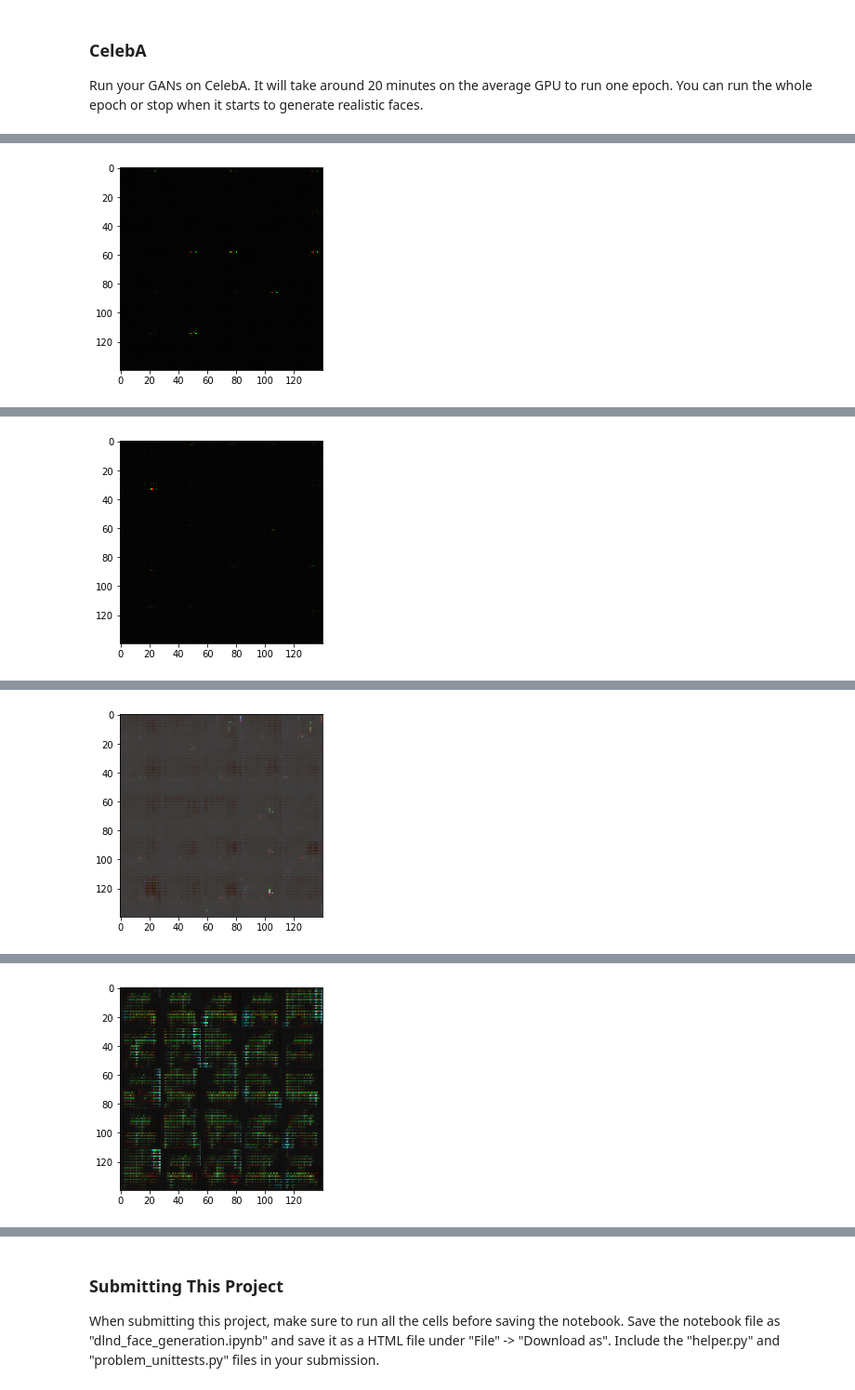
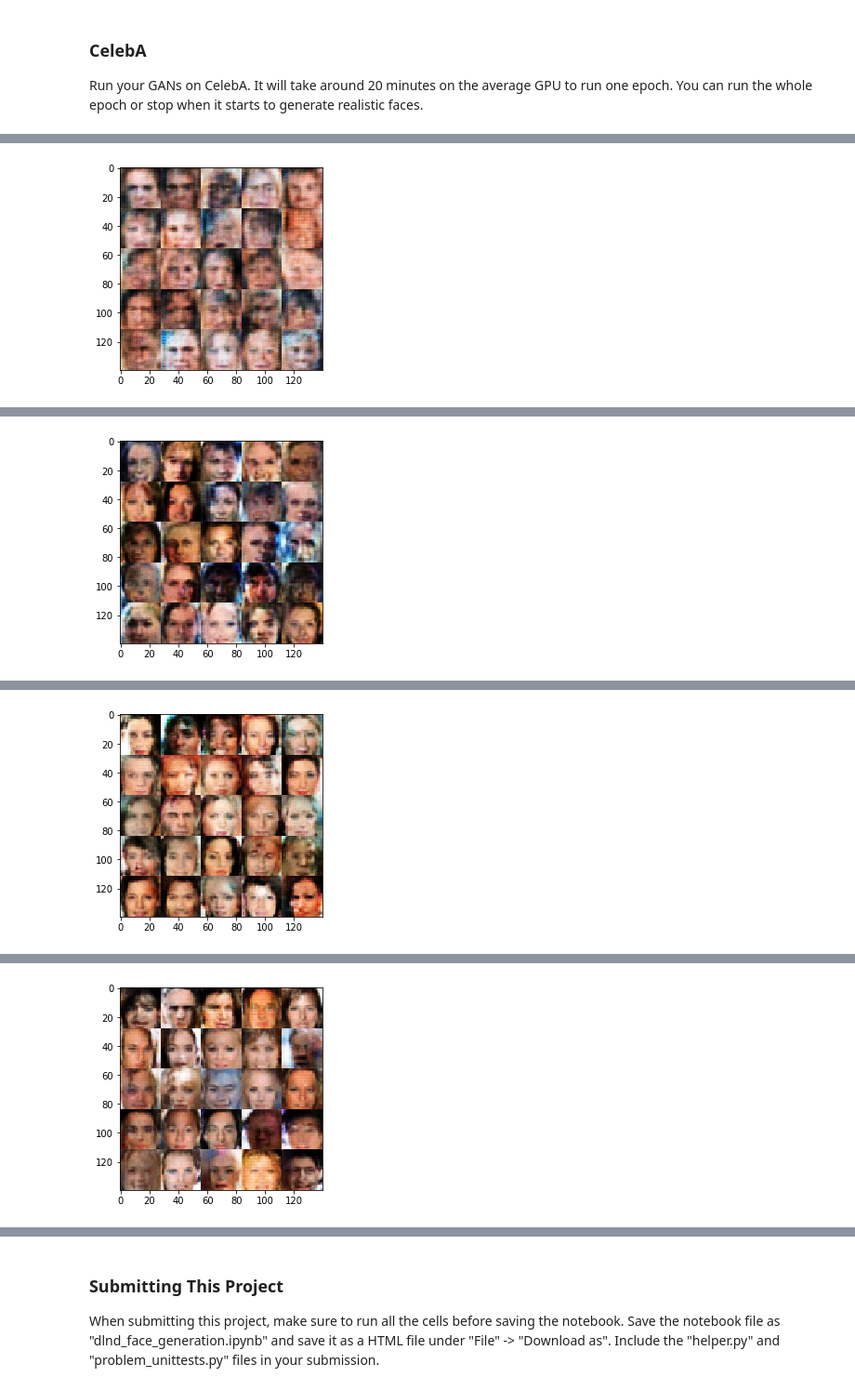
Before and after one commit to bratnick/Face-Generation-using-DCGANs, a Jupyter notebook: dlnd_face_generation.ipynb, the cells around one changed output, grey strips where cells are left out. Shown at 93% size. Drawn from its saved outputs; the diff is of its cells as text; code cells hidden in the pictures.

```diff
--- a/dlnd_face_generation.ipynb
+++ b/dlnd_face_generation.ipynb
@@ -141,10 +134,13 @@ def discriminator(images, reuse=False, alpha=0.01):
         x2 = tf.layers.batch_normalization(x2, training = True)
         x2 = tf.maximum(alpha*x2, x2)
 
-        x3 = tf.reshape(x2, shape=(-1, 7*7*128))
-        x3 = tf.layers.dense(x3, 7*7*128)
+        x3 = tf.layers.conv2d(x2, 256, kernel_size = 3, strides=(2, 2), padding='same')
+        x3 = tf.layers.batch_normalization(x3, training = True)
+        x3 = tf.maximum(alpha*x3, x3)
 
-        logits = tf.layers.dense(x3, 1)
+        x4 = tf.reshape(x3, shape=(-1, 4*4*256))
+        x4 = tf.layers.dense(x4, 1)
+        logits = tf.layers.dense(x4, 1)
         output = tf.nn.sigmoid(logits)
 
     return output, logits
@@ -159,17 +155,24 @@ Implement `generator` to generate an image using `z`. This function should be ab
 def generator(z, out_channel_dim, is_train=True, alpha = 0.01):
     reuse = not is_train
     with tf.variable_scope("generator", reuse=reuse):
-        x0 = tf.layers.dense(z, 7*7*128)
-        x0 = tf.reshape(x0, shape=(-1, 7, 7, 128))
+        x0 = tf.layers.dense(z, 7*7*512)
 
-        x1 = tf.layers.conv2d_transpose(x0, 64, kernel_size = 3, strides=(2, 2), padding='same')
+        x0 = tf.reshape(x0, shape=(-1, 7, 7, 512))
+        x0 = tf.layers.batch_normalization(x0)
+        x0 = tf.maximum(alpha*x0, x0)
+
+        x1 = tf.layers.conv2d_transpose(x0, 256, kernel_size = 3, strides=(2, 2), padding='same')
         x1 = tf.layers.batch_normalization(x1)
         x1 = tf.maximum(alpha*x1, x1)
 
-        x2 = tf.layers.conv2d_transpose(x1, out_channel_dim, kernel_size = 3, strides=(2, 2), padding='same')
+        x2 = tf.layers.conv2d_transpose(x1, 128, kernel_size = 3, strides=(2, 2), padding='same')
+        x2 = tf.layers.batch_normalization(x2)
         x2 = tf.maximum(alpha*x2, x2)
 
-    return x2
+        x3 = tf.layers.conv2d_transpose(x2, out_channel_dim, kernel_size = 3, strides=(1, 1), padding='same')
+        x3 = tf.tanh(x3)
+
+    return x3
 
 tests.test_generator(generator, tf)
 # %% [output]
@@ -207,10 +210,8 @@ def model_opt(d_loss, g_loss, learning_rate, beta1):
     g_vars = [var for var in t_vars if var.name.startswith('generator')]
     # Optimize
     with tf.control_dependencies(tf.get_collection(tf.GraphKeys.UPDATE_OPS)):
-#         d_train_opt = tf.train.AdamOptimizer(learning_rate, beta1=beta1).minimize(d_loss, var_list=d_vars)
-#         g_train_opt = tf.train.AdamOptimizer(learning_rate, beta1=beta1).minimize(g_loss, var_list=g_vars)
-        d_train_opt = tf.train.AdamOptimizer().minimize(d_loss, var_list=d_vars)
-        g_train_opt = tf.train.AdamOptimizer().minimize(g_loss, var_list=g_vars)
+        d_train_opt = tf.train.AdamOptimizer(learning_rate, beta1=beta1).minimize(d_loss, var_list=d_vars)
+        g_train_opt = tf.train.AdamOptimizer(learning_rate, beta1=beta1).minimize(g_loss, var_list=g_vars)
     return d_train_opt, g_train_opt
 
 tests.test_model_opt(model_opt, tf)
@@ -380,9 +351,9 @@ Epoch 2/10... Batch 600... Discriminator Loss: 0.0453... Generator Loss: 37.6973
 Run your GANs on CelebA.  It will take around 20 minutes on the average GPU to run one epoch.  You can run the whole epoch or stop when it starts to generate realistic faces.
 # %%
 batch_size = 64
-z_dim = 100
-learning_rate = 0.01
-beta1 = 0.01
+z_dim = 128
+learning_rate = 0.0003
+beta1 = 0.5
 
 epochs = 1
 
@@ -399 +370 @@ Epoch 1/1... Batch 500... Discriminator Loss: 0.0000... Generator Loss: 60.8075
-[figure, old version]
+[figure, new version]
@@ -405 +376 @@ Epoch 1/1... Batch 1000... Discriminator Loss: 0.0000... Generator Loss: 105.535
-[figure, old version]
+[figure, new version]
@@ -411 +382 @@ Epoch 1/1... Batch 1500... Discriminator Loss: 0.0000... Generator Loss: 69.4378
-[figure, old version]
+[figure, new version]
@@ -417 +388 @@ Epoch 1/1... Batch 2000... Discriminator Loss: 0.0000... Generator Loss: 665.928
-[figure, old version]
+[figure, new version]
```
Also changed, not shown: parts of 3 cells of this notebook, 2 other files.
